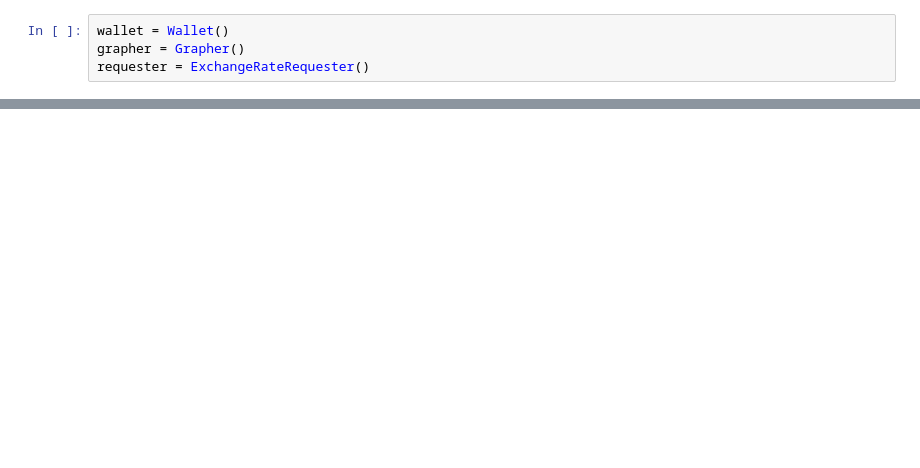
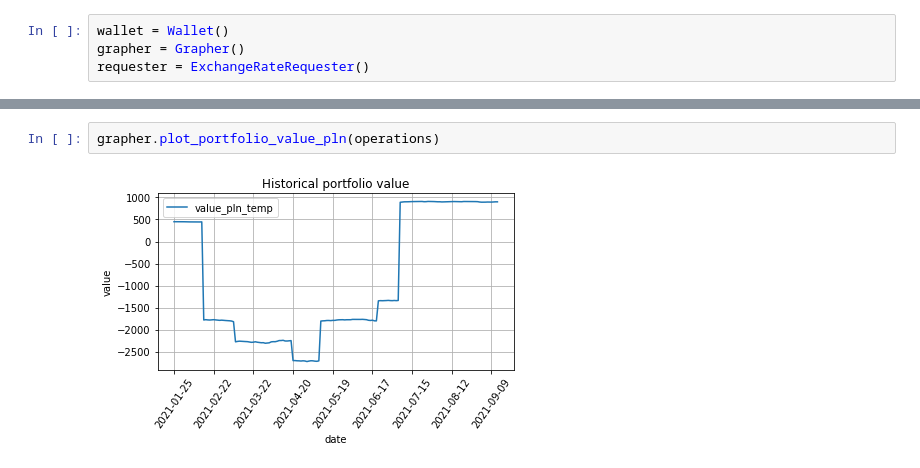
Before and after one commit to kundziorro/generator, a Jupyter notebook: demo.ipynb, the cells around one changed output, grey strips where cells are left out. Saved outputs shown, nothing was run; the diff lists cells and outputs as text; blank space fills up the shorter version.

```diff
--- a/demo.ipynb
+++ b/demo.ipynb
@@ -45,0 +61,4 @@ grapher.plot_profit(wallet.transactions, grapher._get_historical_rates_df(wallet
+# %%
+grapher.plot_portfolio_value_pln(operations)
+# %% [output]
+[figure, added]
```
Also changed, not shown: parts of 11 cells of this notebook, 2 other files.
